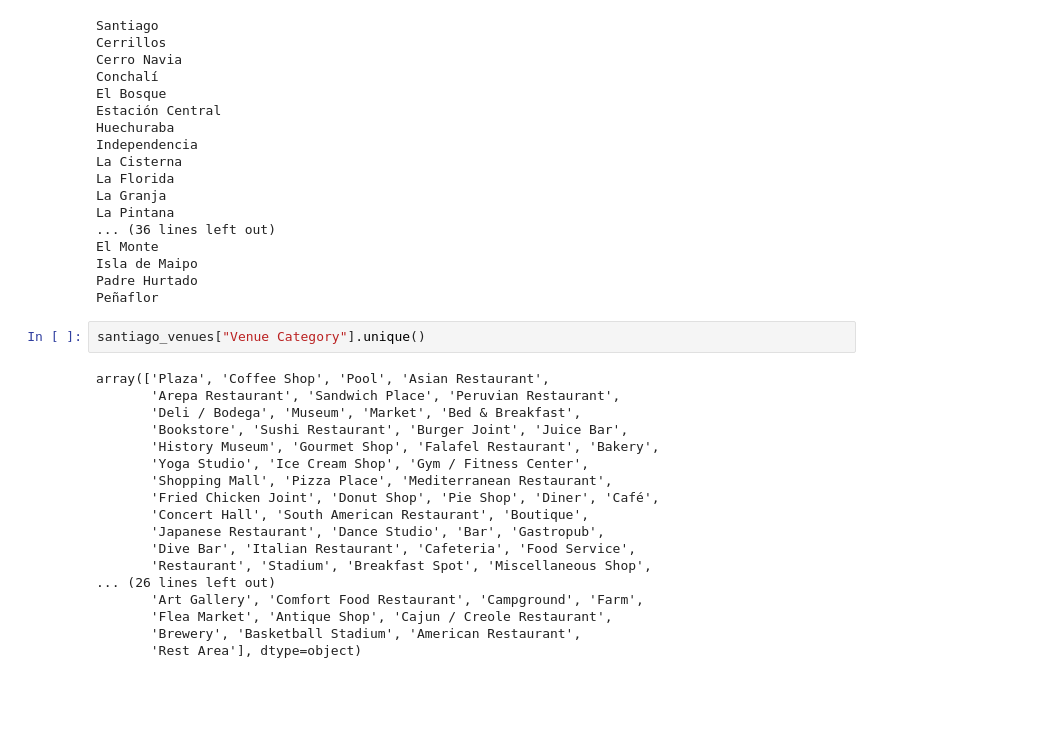
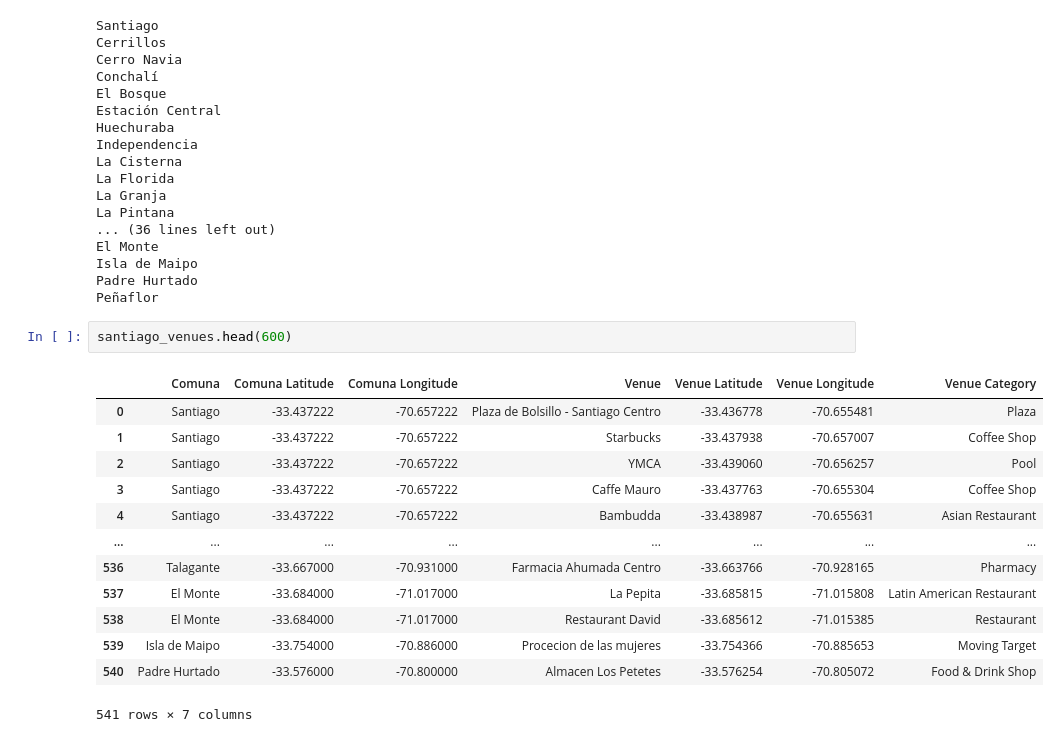
Before and after one commit to IgnacioPorte/capstone, a Jupyter notebook: final.ipynb, the cells around one changed output. Cells and saved outputs as stored; diff of their text form; blank space fills up the shorter version.

```diff
--- a/final.ipynb
+++ b/final.ipynb
@@ -156,23 +169,19 @@ El Monte
 Isla de Maipo
 Padre Hurtado
 Peñaflor
-# %%
-santiago_venues["Venue Category"].unique()
-# %% [output]
-array(['Plaza', 'Coffee Shop', 'Pool', 'Asian Restaurant',
-       'Arepa Restaurant', 'Sandwich Place', 'Peruvian Restaurant',
-       'Deli / Bodega', 'Museum', 'Market', 'Bed & Breakfast',
-       'Bookstore', 'Sushi Restaurant', 'Burger Joint', 'Juice Bar',
-       'History Museum', 'Gourmet Shop', 'Falafel Restaurant', 'Bakery',
-       'Yoga Studio', 'Ice Cream Shop', 'Gym / Fitness Center',
-       'Shopping Mall', 'Pizza Place', 'Mediterranean Restaurant',
-       'Fried Chicken Joint', 'Donut Shop', 'Pie Shop', 'Diner', 'Café',
-       'Concert Hall', 'South American Restaurant', 'Boutique',
-       'Japanese Restaurant', 'Dance Studio', 'Bar', 'Gastropub',
-       'Dive Bar', 'Italian Restaurant', 'Cafeteria', 'Food Service',
-       'Restaurant', 'Stadium', 'Breakfast Spot', 'Miscellaneous Shop',
-... (26 lines left out)
-       'Art Gallery', 'Comfort Food Restaurant', 'Campground', 'Farm',
-       'Flea Market', 'Antique Shop', 'Cajun / Creole Restaurant',
-       'Brewery', 'Basketball Stadium', 'American Restaurant',
-       'Rest Area'], dtype=object)
+# %%
+santiago_venues.head(600)
+# %% [output]
+|  | Comuna | Comuna Latitude | Comuna Longitude | Venue | Venue Latitude | Venue Longitude | Venue Category |
+| 0 | Santiago | -33.437222 | -70.657222 | Plaza de Bolsillo - Santiago Centro | -33.436778 | -70.655481 | Plaza |
+| 1 | Santiago | -33.437222 | -70.657222 | Starbucks | -33.437938 | -70.657007 | Coffee Shop |
+| 2 | Santiago | -33.437222 | -70.657222 | YMCA | -33.439060 | -70.656257 | Pool |
+| 3 | Santiago | -33.437222 | -70.657222 | Caffe Mauro | -33.437763 | -70.655304 | Coffee Shop |
+| 4 | Santiago | -33.437222 | -70.657222 | Bambudda | -33.438987 | -70.655631 | Asian Restaurant |
+| ... | ... | ... | ... | ... | ... | ... | ... |
+| 536 | Talagante | -33.667000 | -70.931000 | Farmacia Ahumada Centro | -33.663766 | -70.928165 | Pharmacy |
+| 537 | El Monte | -33.684000 | -71.017000 | La Pepita | -33.685815 | -71.015808 | Latin American Restaurant |
+| 538 | El Monte | -33.684000 | -71.017000 | Restaurant David | -33.685612 | -71.015385 | Restaurant |
+| 539 | Isla de Maipo | -33.754000 | -70.886000 | Procecion de las mujeres | -33.754366 | -70.885653 | Moving Target |
+| 540 | Padre Hurtado | -33.576000 | -70.800000 | Almacen Los Petetes | -33.576254 | -70.805072 | Food & Drink Shop |
+541 rows × 7 columns
```
Also changed, not shown: parts of 18 cells of this notebook.
